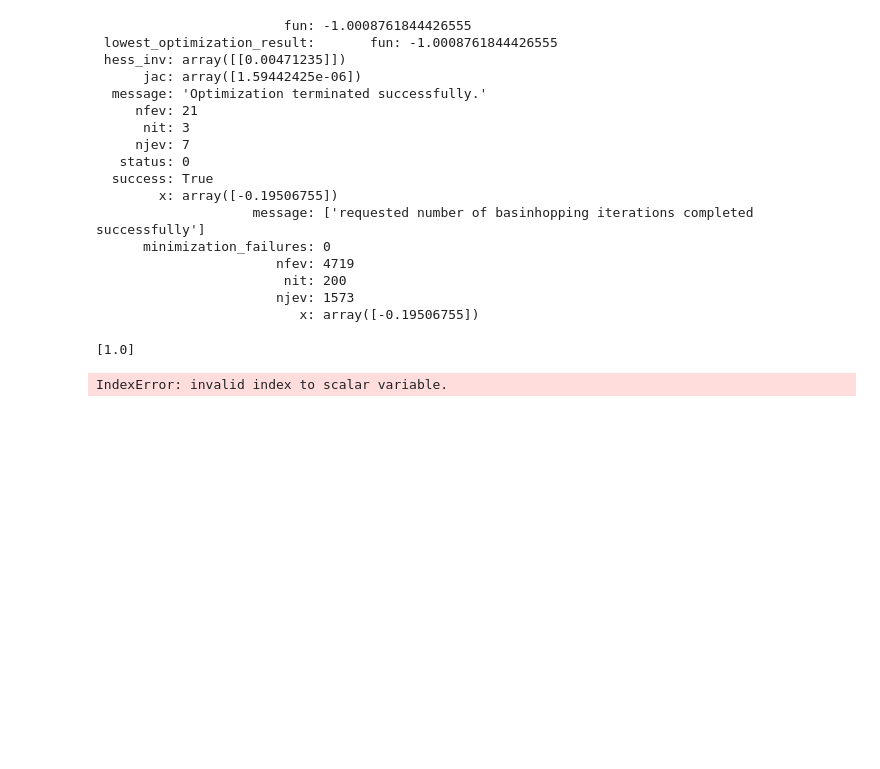
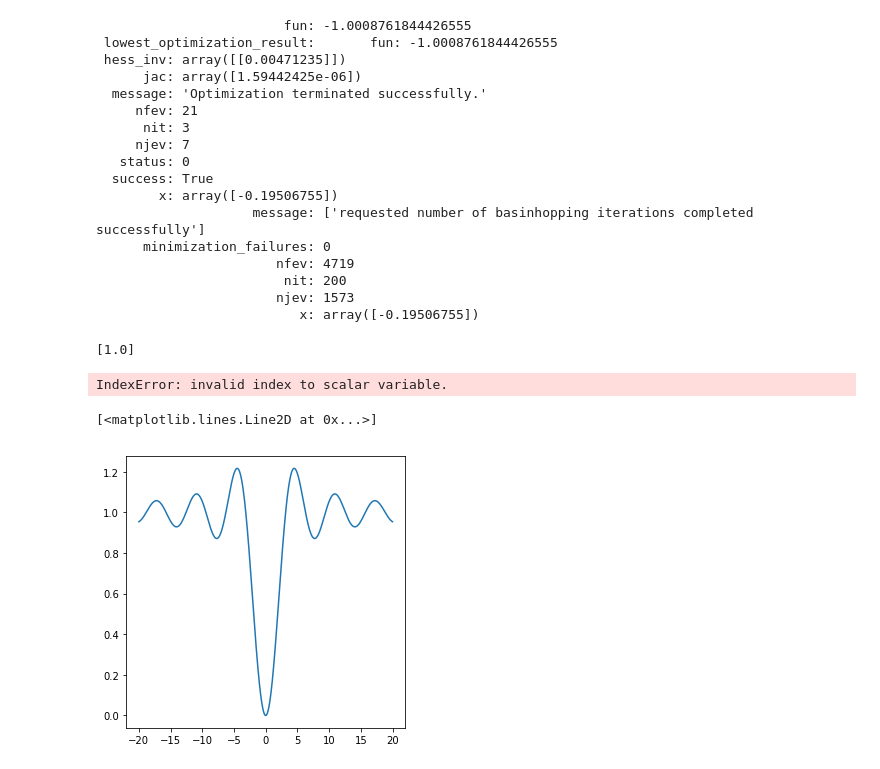
Before and after one commit to bparment1/spatial_optimization_and_suitability, a Jupyter notebook: optimization_example.ipynb, the cells around one changed output. Cells and saved outputs as stored; diff of their text form; code cells hidden in the pictures; blank space fills up the shorter version.

Commit message:
plotting optimization outputs

```diff
--- a/optimization_example.ipynb
+++ b/optimization_example.ipynb
@@ -153,0 +152,18 @@ z
+# %%
+import numpy as np
+import scipy as sp
+import scipy.optimize as opt
+import matplotlib.pyplot as plt
+
+#https://ipython-books.github.io/92-minimizing-a-mathematical-function/
+
+def f(x):
+    return 1 - np.sin(x) / x
+
+x = np.linspace(-20., 20., 1000)
+y = f(x)
+fig, ax = plt.subplots(1, 1, figsize=(5, 5))
+ax.plot(x, y)
+# %% [output]
+[<matplotlib.lines.Line2D at 0x...>]
+[figure, added]
```
Also changed, not shown: parts of 7 cells of this notebook.
